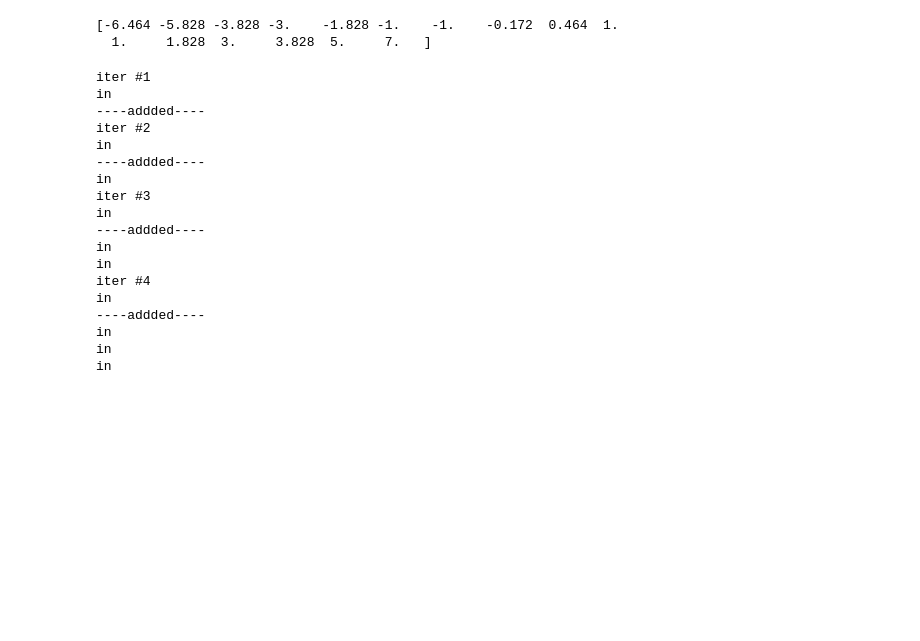
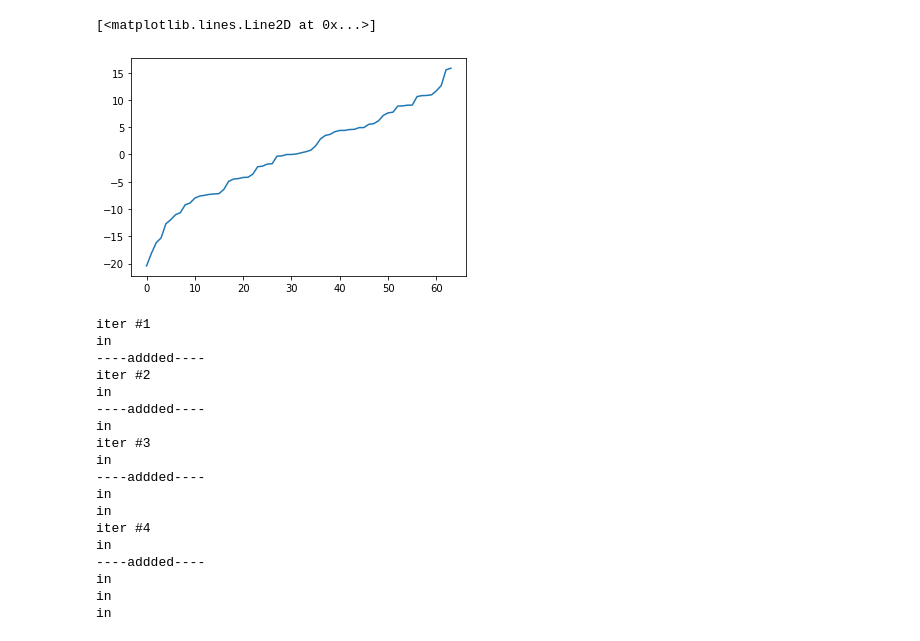
Before and after one commit to noahberthusen/qdavidson-dynamics, a Jupyter notebook: notebooks/qdff_dynamics.ipynb, the cells around one changed output. Saved outputs shown, nothing was run; the diff lists cells and outputs as text; code cells hidden in the pictures; blank space fills up the shorter version.

```diff
--- a/notebooks/qdff_dynamics.ipynb
+++ b/notebooks/qdff_dynamics.ipynb
@@ -26,9 +26,9 @@ def kronecker_pad(matrix, num_qubits, starting_site):
 # models
 def heisenberg(num_qubits, bias_coeff=1.0, x_hopping_coeff=1.0, y_hopping_coeff=1.0, z_hopping_coeff=1.0):
     terms = []
-    for i in range(num_qubits):
-        bias = bias_coeff*kronecker_pad(pauli[3], num_qubits, i)
-        terms.append(bias)
+    # for i in range(num_qubits):
+    #     bias = bias_coeff*kronecker_pad(pauli[3], num_qubits, i)
+    #     terms.append(bias)
 
     for i in range(num_qubits-1):
         z_hop = z_hopping_coeff*kronecker_pad(pauli_tensor[(3,3)], num_qubits, i)
@@ -106,13 +106,13 @@ def qdavidson(ham, initial_basis_set, num_iter, tol=0.5):
         evals, estates, residue_vals, basis_set, eff_H, eff_S = qdavidson_iter(ham, basis_set, tol)
     return evals, estates, residue_vals, basis_set, eff_H, eff_S
 # %%
-num_qubits = 4
-ham = heisenberg(num_qubits)
+num_qubits = 6
+ham = heisenberg(num_qubits, y_hopping_coeff=2, z_hopping_coeff=3)
 evals, evecs = np.linalg.eigh(ham)
-print(evals)
+plt.plot(evals)
 # %% [output]
-[-6.464 -5.828 -3.828 -3.    -1.828 -1.    -1.    -0.172  0.464  1.
-  1.     1.828  3.     3.828  5.     7.   ]
+[<matplotlib.lines.Line2D at 0x...>]
+[figure, added]
 # %%
 # basis_set = [basis_state(num_qubits, i) for i in range(3)]
 c = list("0101")
```
Also changed, not shown: 25 other files.
